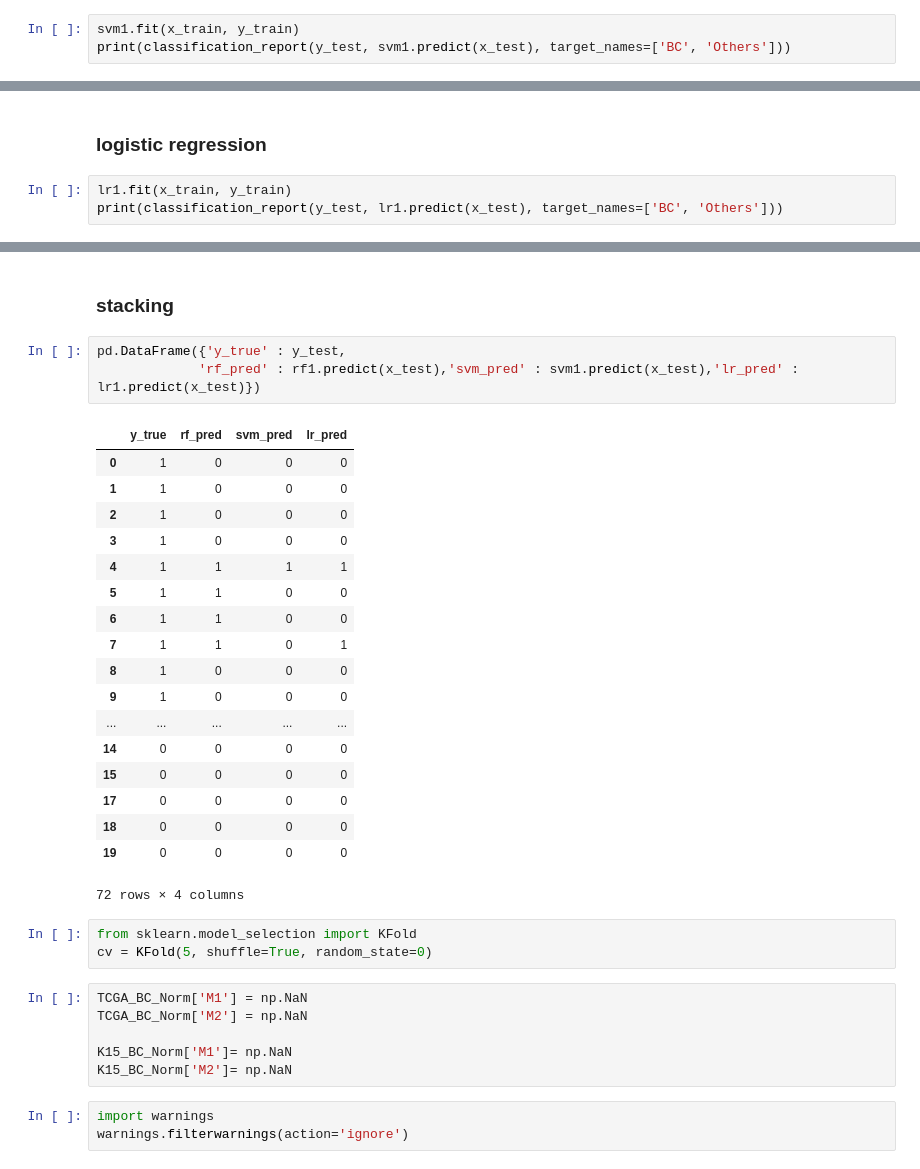
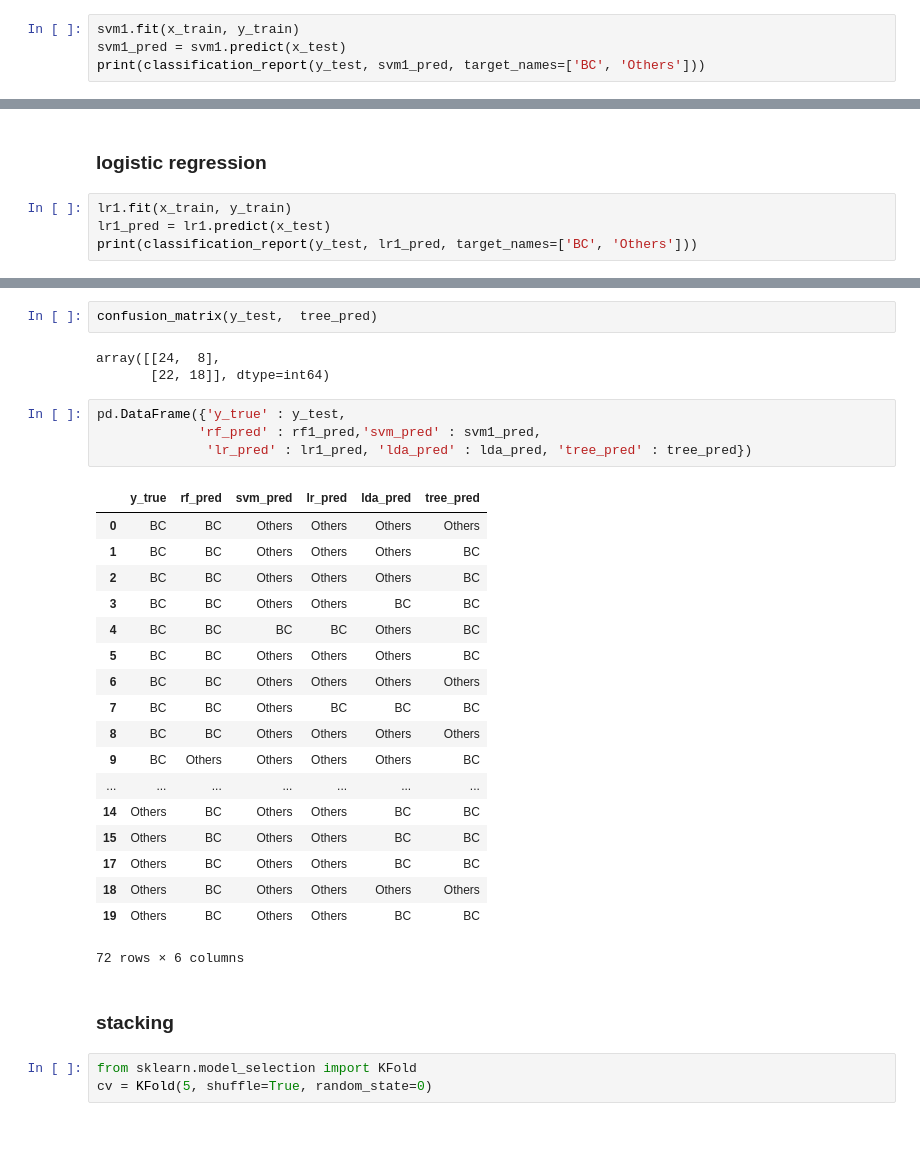
Before and after one commit to miniii222/CNV, a Jupyter notebook: binary_modeling_using_TCGA.ipynb, the cells around one changed output, grey strips where cells are left out. Cells and saved outputs as stored; diff of their text form; blank space fills up the shorter version.

```diff
--- a/binary_modeling_using_TCGA.ipynb
+++ b/binary_modeling_using_TCGA.ipynb
@@ -384,7 +462,8 @@ array([[39,  1],
 ### svm
 # %%
 svm1.fit(x_train, y_train)
-print(classification_report(y_test, svm1.predict(x_test), target_names=['BC', 'Others']))
+svm1_pred = svm1.predict(x_test)
+print(classification_report(y_test, svm1_pred, target_names=['BC', 'Others']))
 # %% [output]
               precision    recall  f1-score   support
 
@@ -403,7 +482,8 @@ array([[40,  0],
 ### logistic regression
 # %%
 lr1.fit(x_train, y_train)
-print(classification_report(y_test, lr1.predict(x_test), target_names=['BC', 'Others']))
+lr1_pred = lr1.predict(x_test)
+print(classification_report(y_test, lr1_pred, target_names=['BC', 'Others']))
 # %% [output]
               precision    recall  f1-score   support
 
@@ -421,36 +536,33 @@ array([[40,  0],
+# %%
+confusion_matrix(y_test,  tree_pred)
+# %% [output]
+array([[24,  8],
+       [22, 18]], dtype=int64)
+# %%
+pd.DataFrame({'y_true' : y_test,
+             'rf_pred' : rf1_pred,'svm_pred' : svm1_pred,
+              'lr_pred' : lr1_pred, 'lda_pred' : lda_pred, 'tree_pred' : tree_pred})
+# %% [output]
+|  | y_true | rf_pred | svm_pred | lr_pred | lda_pred | tree_pred |
+| 0 | BC | BC | Others | Others | Others | Others |
+| 1 | BC | BC | Others | Others | Others | BC |
+| 2 | BC | BC | Others | Others | Others | BC |
+| 3 | BC | BC | Others | Others | BC | BC |
+| 4 | BC | BC | BC | BC | Others | BC |
+| 5 | BC | BC | Others | Others | Others | BC |
+| 6 | BC | BC | Others | Others | Others | Others |
+| 7 | BC | BC | Others | BC | BC | BC |
+| 8 | BC | BC | Others | Others | Others | Others |
+| 9 | BC | Others | Others | Others | Others | BC |
+| ... | ... | ... | ... | ... | ... | ... |
+| 14 | Others | BC | Others | Others | BC | BC |
+| 15 | Others | BC | Others | Others | BC | BC |
+| 17 | Others | BC | Others | Others | BC | BC |
+| 18 | Others | BC | Others | Others | Others | Others |
+| 19 | Others | BC | Others | Others | BC | BC |
+72 rows × 6 columns
 # %% [markdown]
 ### stacking
-# %%
-pd.DataFrame({'y_true' : y_test,
-             'rf_pred' : rf1.predict(x_test),'svm_pred' : svm1.predict(x_test),'lr_pred' : lr1.predict(x_test)})
-# %% [output]
-|  | y_true | rf_pred | svm_pred | lr_pred |
-| 0 | 1 | 0 | 0 | 0 |
-| 1 | 1 | 0 | 0 | 0 |
-| 2 | 1 | 0 | 0 | 0 |
-| 3 | 1 | 0 | 0 | 0 |
-| 4 | 1 | 1 | 1 | 1 |
-| 5 | 1 | 1 | 0 | 0 |
-| 6 | 1 | 1 | 0 | 0 |
-| 7 | 1 | 1 | 0 | 1 |
-| 8 | 1 | 0 | 0 | 0 |
-| 9 | 1 | 0 | 0 | 0 |
-| ... | ... | ... | ... | ... |
-| 14 | 0 | 0 | 0 | 0 |
-| 15 | 0 | 0 | 0 | 0 |
-| 17 | 0 | 0 | 0 | 0 |
-| 18 | 0 | 0 | 0 | 0 |
-| 19 | 0 | 0 | 0 | 0 |
-72 rows × 4 columns
 # %%
 from sklearn.model_selection import KFold
 cv = KFold(5, shuffle=True, random_state=0)
-# %%
-TCGA_BC_Norm['M1'] = np.NaN
-TCGA_BC_Norm['M2'] = np.NaN
-
-K15_BC_Norm['M1']= np.NaN
-K15_BC_Norm['M2']= np.NaN
-# %%
-import warnings
-warnings.filterwarnings(action='ignore')
```
Also changed, not shown: parts of 69 cells of this notebook.
